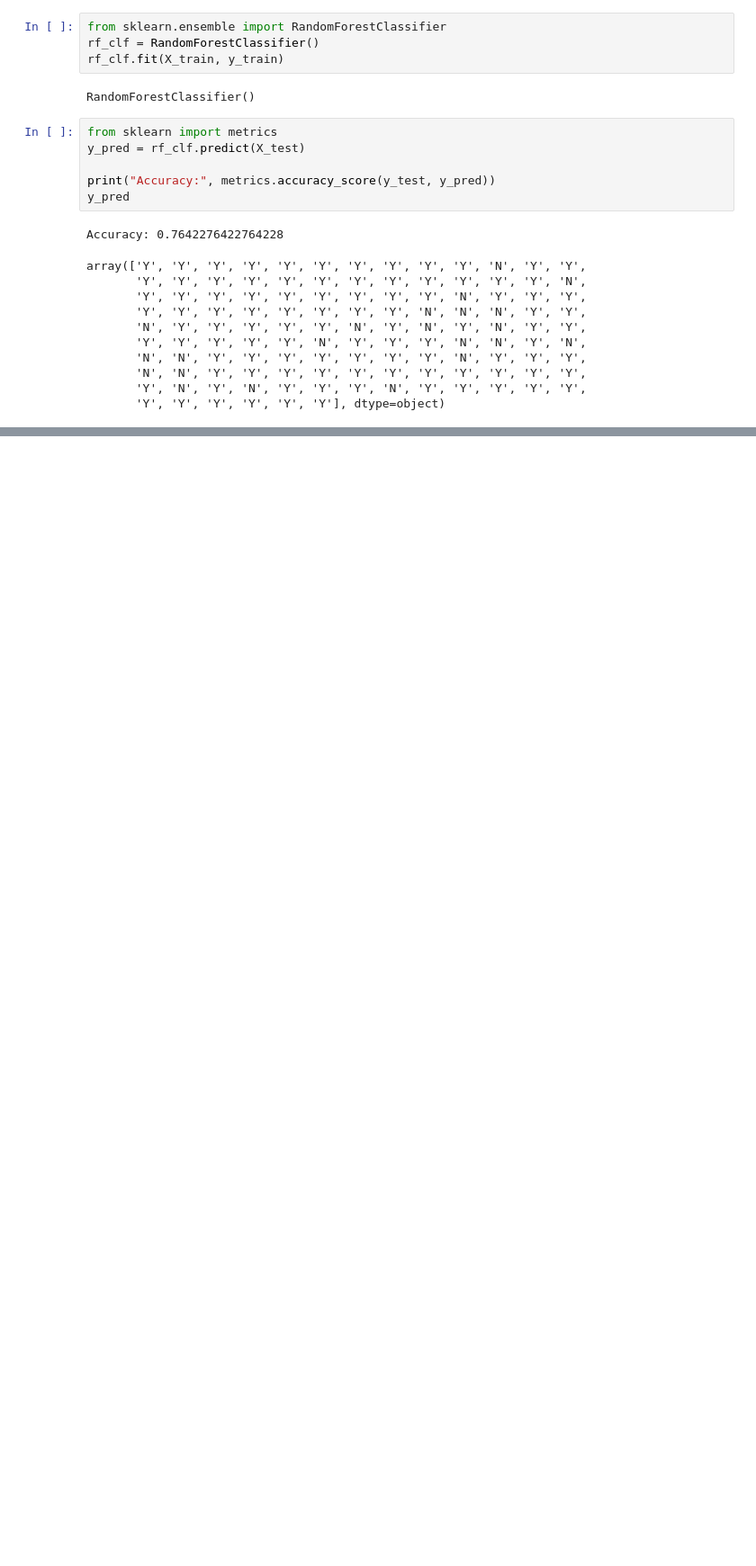
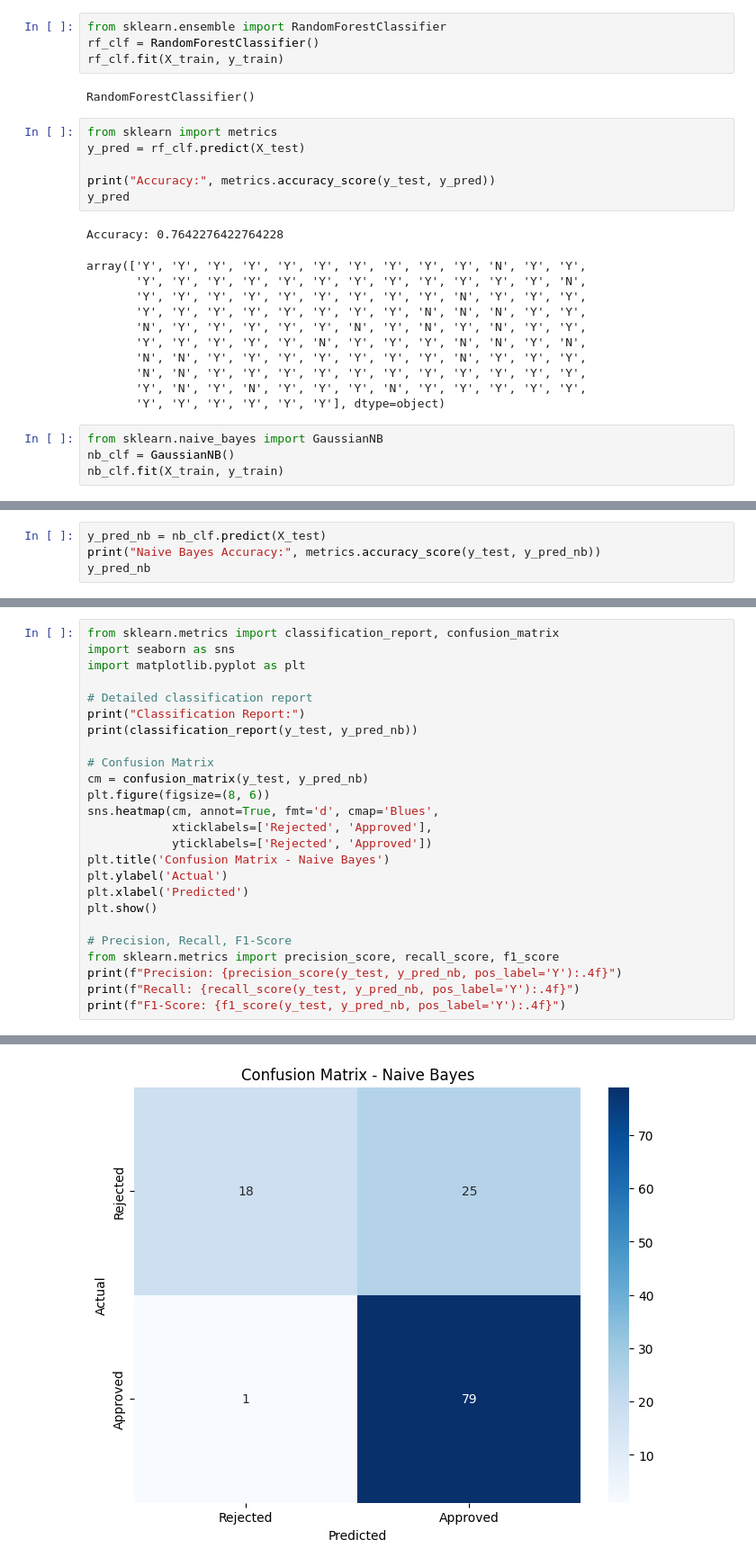
Before and after one commit to Simondelali/responsible-ai-loan-approval, a Jupyter notebook: notebooks/loan-approval-prediction.ipynb, the cells around one changed output, grey strips where cells are left out. Shown at 90% size. Drawn from its saved outputs; the diff is of its cells as text; blank space fills up the shorter version.

Commit message:
Test d/f algorithms

```diff
--- a/notebooks/loan-approval-prediction.ipynb
+++ b/notebooks/loan-approval-prediction.ipynb
@@ -434,3 +434,7 @@ array(['Y', 'Y', 'Y', 'Y', 'Y', 'Y', 'Y', 'Y', 'Y', 'Y', 'N', 'Y', 'Y',
        'N', 'N', 'Y', 'Y', 'Y', 'Y', 'Y', 'Y', 'Y', 'Y', 'Y', 'Y', 'Y',
        'Y', 'N', 'Y', 'N', 'Y', 'Y', 'Y', 'N', 'Y', 'Y', 'Y', 'Y', 'Y',
        'Y', 'Y', 'Y', 'Y', 'Y', 'Y'], dtype=object)
+# %%
+from sklearn.naive_bayes import GaussianNB
+nb_clf = GaussianNB()
+nb_clf.fit(X_train, y_train)
@@ -436,0 +443,4 @@ array(['Y', 'Y', 'Y', 'Y', 'Y', 'Y', 'Y', 'Y', 'Y', 'Y', 'N', 'Y', 'Y',
+# %%
+y_pred_nb = nb_clf.predict(X_test)
+print("Naive Bayes Accuracy:", metrics.accuracy_score(y_test, y_pred_nb))
+y_pred_nb
@@ -436,0 +503,26 @@ array(['Y', 'Y', 'Y', 'Y', 'Y', 'Y', 'Y', 'Y', 'Y', 'Y', 'N', 'Y', 'Y',
+# %%
+from sklearn.metrics import classification_report, confusion_matrix
+import seaborn as sns
+import matplotlib.pyplot as plt
+
+# Detailed classification report
+print("Classification Report:")
+print(classification_report(y_test, y_pred_nb))
+
+# Confusion Matrix
+cm = confusion_matrix(y_test, y_pred_nb)
+plt.figure(figsize=(8, 6))
+sns.heatmap(cm, annot=True, fmt='d', cmap='Blues',
+            xticklabels=['Rejected', 'Approved'],
+            yticklabels=['Rejected', 'Approved'])
+plt.title('Confusion Matrix - Naive Bayes')
+plt.ylabel('Actual')
+plt.xlabel('Predicted')
+plt.show()
+
+# Precision, Recall, F1-Score
+from sklearn.metrics import precision_score, recall_score, f1_score
+print(f"Precision: {precision_score(y_test, y_pred_nb, pos_label='Y'):.4f}")
+print(f"Recall: {recall_score(y_test, y_pred_nb, pos_label='Y'):.4f}")
+print(f"F1-Score: {f1_score(y_test, y_pred_nb, pos_label='Y'):.4f}")
+# %% [output]
@@ -436,0 +538 @@ array(['Y', 'Y', 'Y', 'Y', 'Y', 'Y', 'Y', 'Y', 'Y', 'Y', 'N', 'Y', 'Y',
+[figure, added]
```
Also changed, not shown: parts of 7 cells of this notebook.
